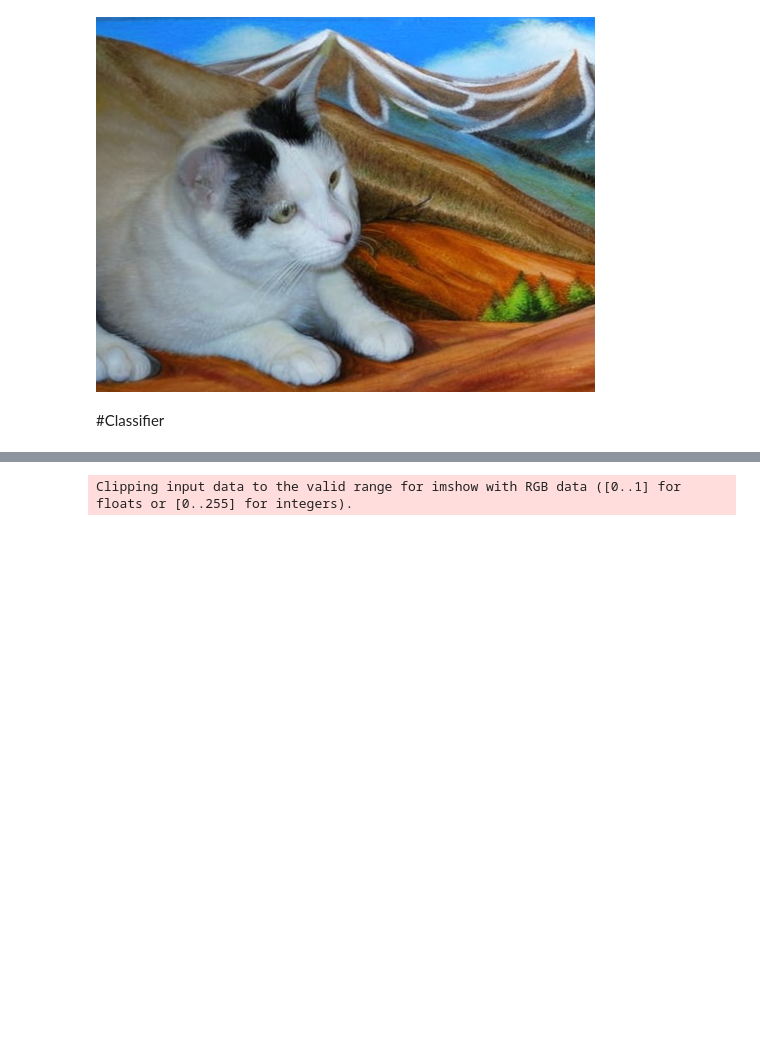
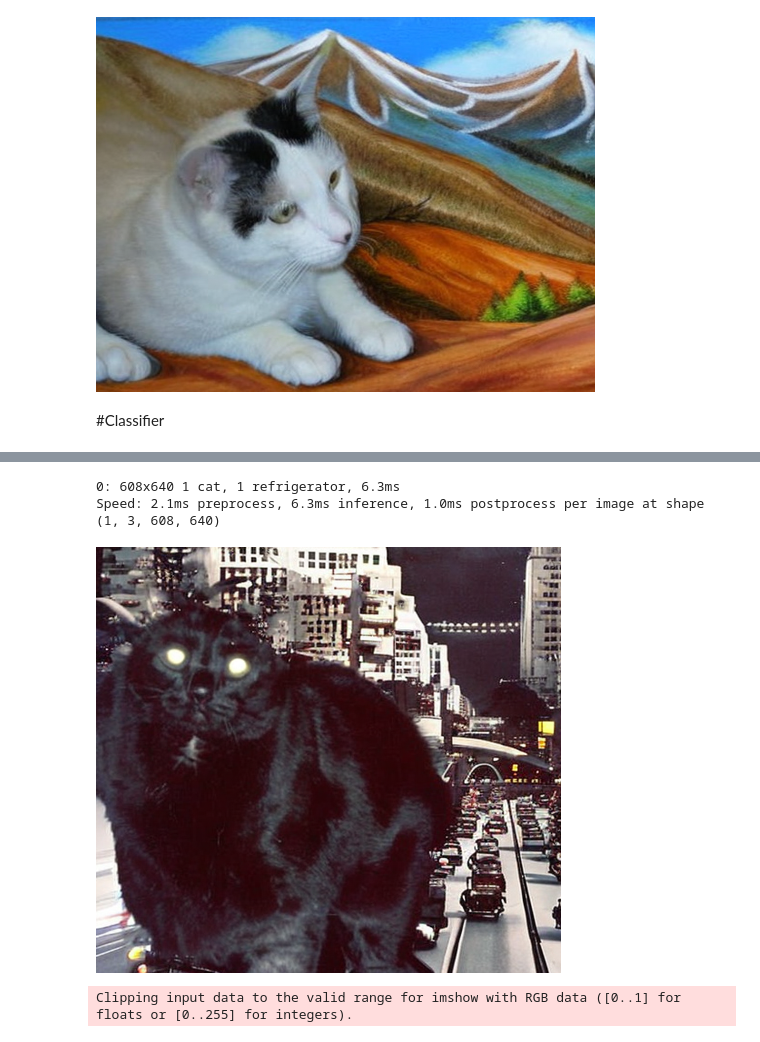
Before and after one commit to saadashraf/DiffusedDG, a Jupyter notebook: diffused_dg.ipynb, the cells around one changed output, grey strips where cells are left out. Saved outputs shown, nothing was run; the diff lists cells and outputs as text; code cells hidden in the pictures; blank space fills up the shorter version.

```diff
--- a/diffused_dg.ipynb
+++ b/diffused_dg.ipynb
@@ -150,7 +141,7 @@ class Generator:
         in_image = image.resize((512, 512))
         in_mask = inverted_mask.resize((512, 512)) if inverted else mask.resize((512, 512))
 
-        generator = torch.Generator(self._device).manual_seed(seed)
+        generator = torch.Generator(self._device)
 
         sd_result = self._sd_pipe(image=in_image, mask_image=in_mask, prompt=prompt, negative_prompt=negative_prompt, generator=generator)
         sd_result = sd_result.images[0]
@@ -224,6 +213,6 @@ Dataset({
 shuffled_train_dataset = dataset["train"].shuffle(seed=42)
 shuffled_test_dataset = dataset["test"].shuffle(seed=42)
 # %%
-train_dataset = shuffled_train_dataset.select(range(1800))
-val_dataset = shuffled_train_dataset.select(range(1800, 2000))
+train_dataset = shuffled_train_dataset.select(range(900))
+val_dataset = shuffled_train_dataset.select(range(900, 1000))
 test_dataset = shuffled_test_dataset.select(range(100))
@@ -230,3 +304,10 @@ test_dataset = shuffled_test_dataset.select(range(100))
+# %%
+result = gen.generate_image(train_dataset["image"][299], "Traffic jam in downtown district", "low resolution, ugly", -1, True)
+result["generated_image"]
+# %% [output]
+0: 608x640 1 cat, 1 refrigerator, 6.3ms
+Speed: 2.1ms preprocess, 6.3ms inference, 1.0ms postprocess per image at shape (1, 3, 608, 640)
+[figure, added]
 # %%
 class HuggingFaceDataset(Dataset):
     def __init__(self, dataset):
```
Also changed, not shown: parts of 7 cells of this notebook, 1 other file.
